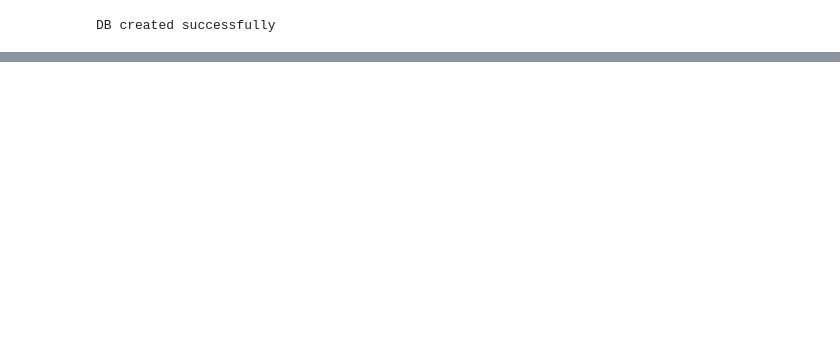
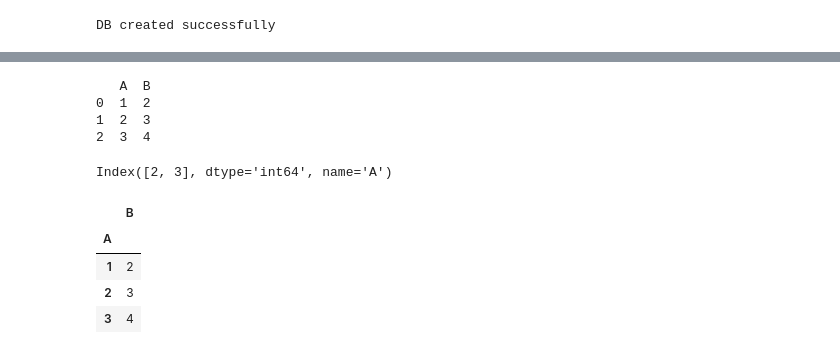
Before and after one commit to lokeshsubramany/DeDuplicate_RSS_with_LLM, a Jupyter notebook: Main.ipynb, the cells around one changed output, grey strips where cells are left out. Saved outputs shown, nothing was run; the diff lists cells and outputs as text; code cells hidden in the pictures; blank space fills up the shorter version.

```diff
--- a/Main.ipynb
+++ b/Main.ipynb
@@ -257,0 +499,24 @@ df.shape
+# %%
+dfA=pd.DataFrame({'A':[1,2,3],'B':[2,3,4]}) # new data
+dfB=pd.DataFrame({'A':[1,6],'B':[2,7]}) # existing data
+
+print(dfA.head())
+dfA.set_index('A',inplace=True)
+dfB.set_index('A',inplace=True)
+newdf=dfA.drop(dfB.index,errors='ignore')
+
+newdf.index
+# %% [output]
+   A  B
+0  1  2
+1  2  3
+2  3  4
+Index([2, 3], dtype='int64', name='A')
+# %%
+dfA.head()
+# %% [output]
+|  | B |
+| A |  |
+| 1 | 2 |
+| 2 | 3 |
+| 3 | 4 |
```
Also changed, not shown: parts of 25 cells of this notebook, 5 other files.
